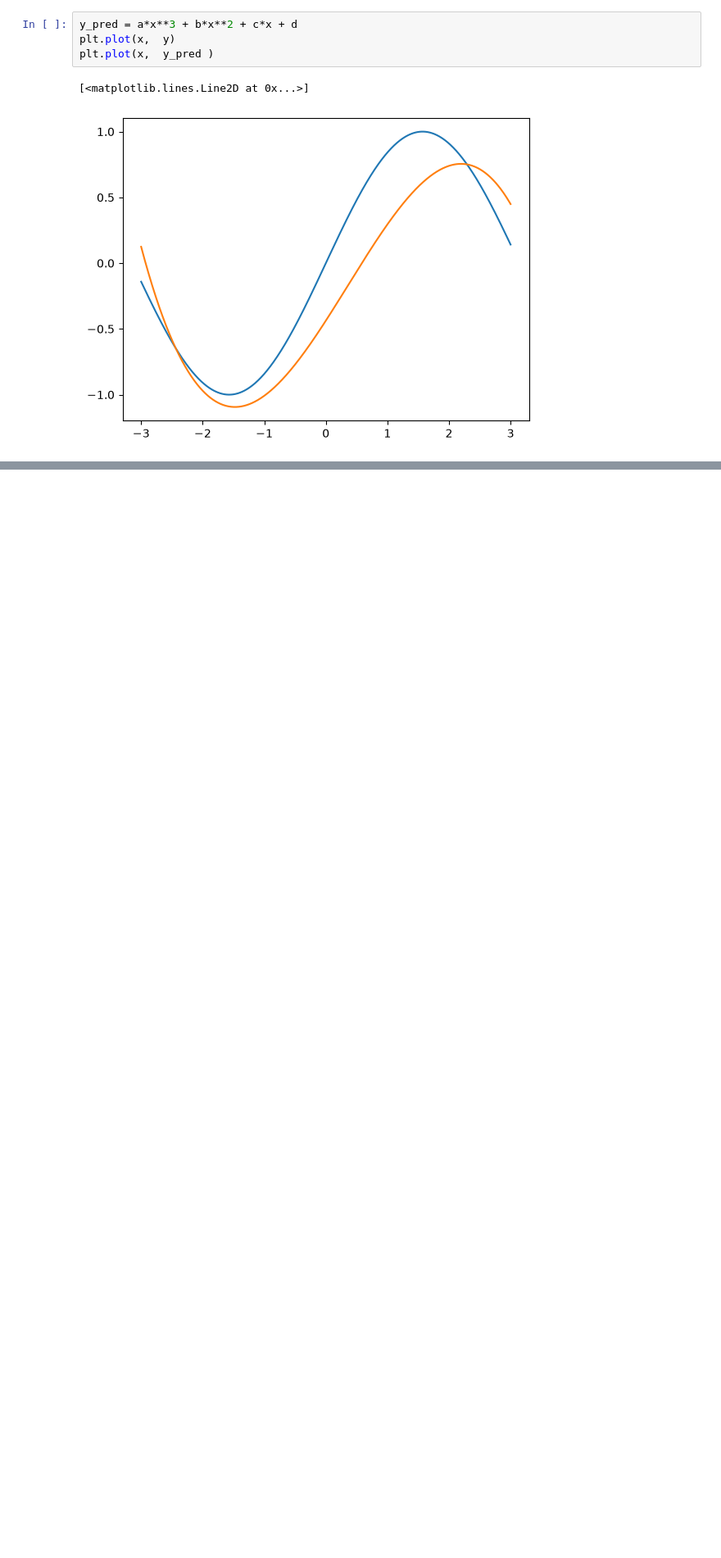
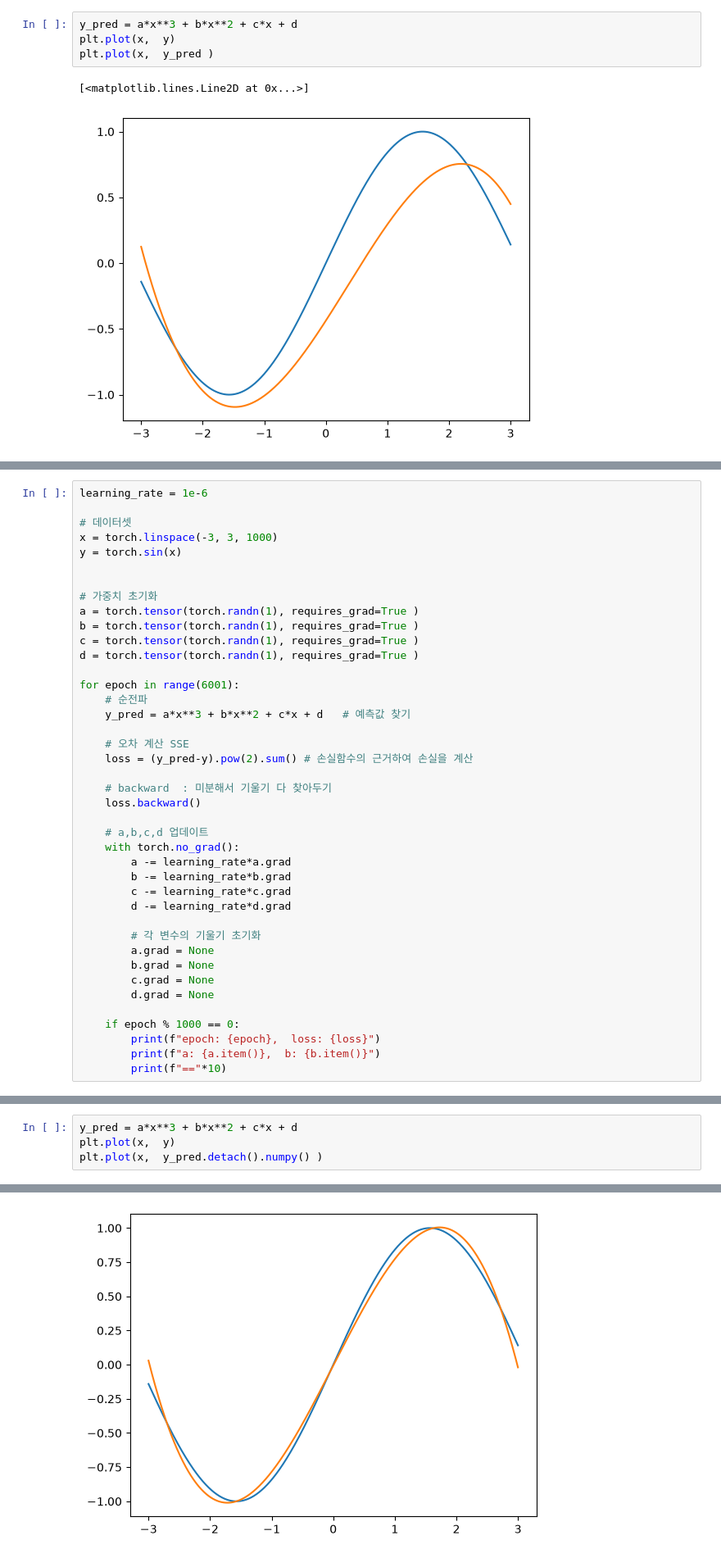
Before and after one commit to kilimanjaro/python501, a Jupyter notebook: pyTorch/1교시.ipynb, the cells around one changed output, grey strips where cells are left out. Shown at 82% size. Cells and saved outputs as stored; diff of their text form; blank space fills up the shorter version.

```diff
--- a/pyTorch/1교시.ipynb
+++ b/pyTorch/1교시.ipynb
@@ -80,0 +91,41 @@ plt.plot(x,  y_pred )
+# %%
+learning_rate = 1e-6
+
+# 데이터셋
+x = torch.linspace(-3, 3, 1000)
+y = torch.sin(x)
+
+
+# 가중치 초기화
+a = torch.tensor(torch.randn(1), requires_grad=True )
+b = torch.tensor(torch.randn(1), requires_grad=True )
+c = torch.tensor(torch.randn(1), requires_grad=True )
+d = torch.tensor(torch.randn(1), requires_grad=True )
+
+for epoch in range(6001):
+    # 순전파
+    y_pred = a*x**3 + b*x**2 + c*x + d   # 예측값 찾기
+
+    # 오차 계산 SSE
+    loss = (y_pred-y).pow(2).sum() # 손실함수의 근거하여 손실을 계산
+
+    # backward  : 미분해서 기울기 다 찾아두기
+    loss.backward()
+
+    # a,b,c,d 업데이트
+    with torch.no_grad():
+        a -= learning_rate*a.grad
+        b -= learning_rate*b.grad
+        c -= learning_rate*c.grad
+        d -= learning_rate*d.grad
+
+        # 각 변수의 기울기 초기화
+        a.grad = None
+        b.grad = None
+        c.grad = None
+        d.grad = None
+
+    if epoch % 1000 == 0:
+        print(f"epoch: {epoch},  loss: {loss}")
+        print(f"a: {a.item()},  b: {b.item()}")
+        print(f"=="*10)
@@ -80,0 +150,5 @@ plt.plot(x,  y_pred )
+# %%
+y_pred = a*x**3 + b*x**2 + c*x + d
+plt.plot(x,  y)
+plt.plot(x,  y_pred.detach().numpy() )
+# %% [output]
@@ -80,0 +156 @@ plt.plot(x,  y_pred )
+[figure, added]
```
Also changed, not shown: parts of 14 cells of this notebook.
